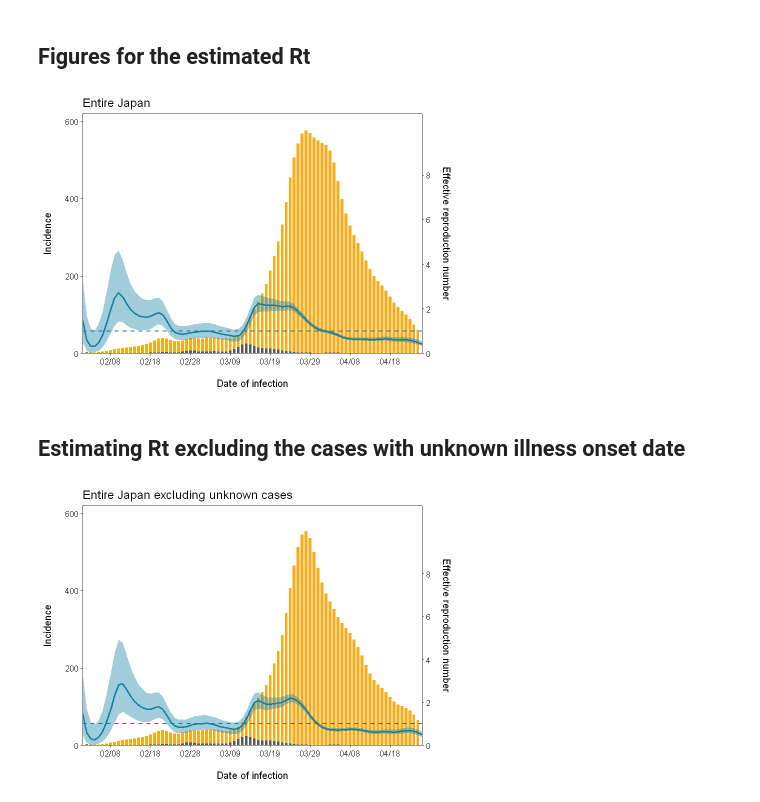
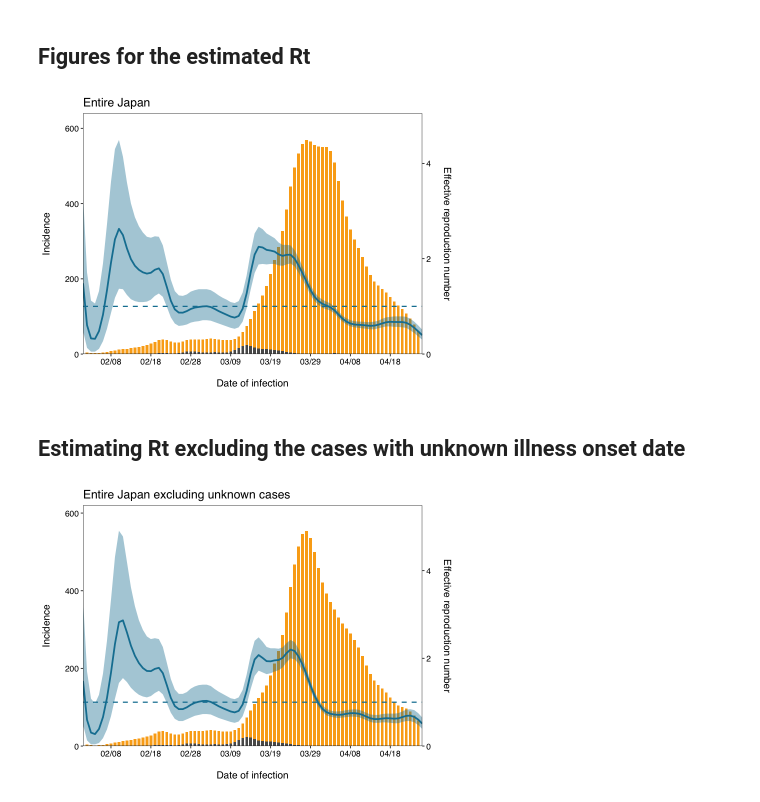
Before and after one commit to contactmodel/COVID19-Japan-Reff, a Jupyter notebook: scripts/B. Calculating Rt using Maximum likelihood estimation.ipynb, the cells around one changed output. Saved outputs shown, nothing was run; the diff lists cells and outputs as text; code cells hidden in the pictures.

```diff
--- a/scripts/B. Calculating Rt using Maximum likelihood estimation.ipynb
+++ b/scripts/B. Calculating Rt using Maximum likelihood estimation.ipynb
@@ -308,29 +308,29 @@ colnames(figure_data) <- c("subject","value","onset")
 # %%
 options(repr.plot.width=7,repr.plot.height=5)
 
-scaling_parameter=max(result$total)/max(result$upper[!is.na(result$upper)])
+scaling_parameter=max(result_withcut$total)/max(result_withcut$upper[!is.na(result_withcut$upper)])
 range = c(as.Date("2020-02-01"), (Sys.Date()-17))
 options(warn=-1)
 
 figure_data %>%
     ggplot() +
     geom_bar(aes(x=onset, y=value, fill=subject, group=subject),stat='identity', width=0.7) +
     scale_fill_manual(values=c("#FAAB18","gray35")) +
     geom_line(data=result[!is.na(result$Rt),],aes(x=onset,y=Rt*scaling_parameter),color="#1380A1",size=1) +
     geom_ribbon(data=result,aes(ymax=result$upper*scaling_parameter, ymin=result$lower*scaling_parameter, x=onset),
                 fill="#1380A1", alpha = 0.4) +
     ggtitle("Entire Japan") +
     labs(x="\nDate of infection", y="Incidence\n") +
     theme(text = element_text(size=12, family="sans",color="black"),
           axis.text = element_text(size=10, family="sans",color="black"),
           panel.grid.major = element_blank(), panel.grid.minor = element_blank(),
          legend.position = "none") +
     scale_x_date(date_labels="%m/%d",date_breaks  ="10 day", limits = range,  expand = c(0, 0)) +
-    scale_y_continuous(limit=c(0,620), expand = c(0, 0),
+    scale_y_continuous(limit=c(0,640), expand = c(0, 0),
                        sec.axis = sec_axis(~./(scaling_parameter), breaks=c(0,2,4,6,8,10), name = "Effective reproduction number\n")) +
     geom_hline(yintercept=1*scaling_parameter, linetype="dashed", color = "#1380A1", size =0.7)
 # %% [output]
-[figure, old version]
+[figure, new version]
 # %% [markdown]
 ## Estimating Rt excluding the cases with unknown illness onset date
 # %%
@@ -467,7 +467,7 @@ rbind(TIME, TIME) -> TIME
 cbind(figure_data, TIME) -> figure_data
 colnames(figure_data) <- c("subject","value","onset")
 # %%
-scaling_parameter=max(result$total)/max(result$upper[!is.na(result$upper)])
+scaling_parameter=max(result_withcut$total)/max(result_withcut$upper[!is.na(result_withcut$upper)])
 range = c(as.Date("2020-02-01"), (Sys.Date()-17))
 options(warn=-1)
 
@@ -489,4 +489,4 @@ figure_data %>%
                        sec.axis = sec_axis(~./(scaling_parameter), breaks=c(0,2,4,6,8,10), name = "Effective reproduction number\n")) +
     geom_hline(yintercept=1*scaling_parameter, linetype="dashed", color = "#1380A1", size =0.7)
 # %% [output]
-[figure, old version]
+[figure, new version]
```
